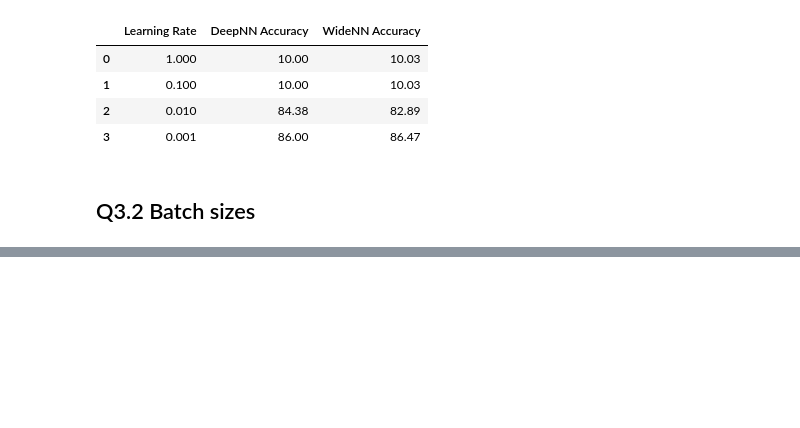
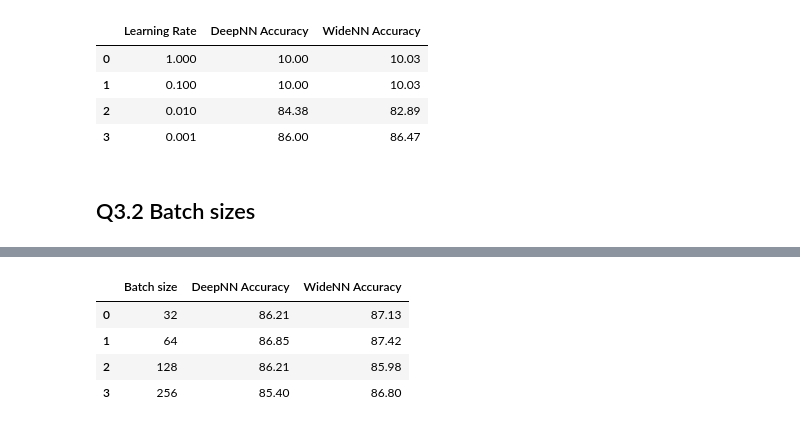
Before and after one commit to MSadegh-Eft/multilayer-perceptron-ann, a Jupyter notebook: main.ipynb, the cells around one changed output, grey strips where cells are left out. Saved outputs shown, nothing was run; the diff lists cells and outputs as text; code cells hidden in the pictures; blank space fills up the shorter version.

```diff
--- a/main.ipynb
+++ b/main.ipynb
@@ -195,0 +217,8 @@ def learning_rate_init(deep:bool):    accuracy_dict = {}    batch_sizes = [32, 6
+# %%
+compare_table = pd.DataFrame({    "Batch size": deep_batch_accuracy.keys(),    "DeepNN Accuracy": deep_batch_accuracy.values(),    "WideNN Accuracy": wide_batch_accuracy.values()})compare_table
+# %% [output]
+|  | Batch size | DeepNN Accuracy | WideNN Accuracy |
+| 0 | 32 | 86.21 | 87.13 |
+| 1 | 64 | 86.85 | 87.42 |
+| 2 | 128 | 86.21 | 85.98 |
+| 3 | 256 | 85.40 | 86.80 |
```
Also changed, not shown: parts of 1 cell of this notebook.
